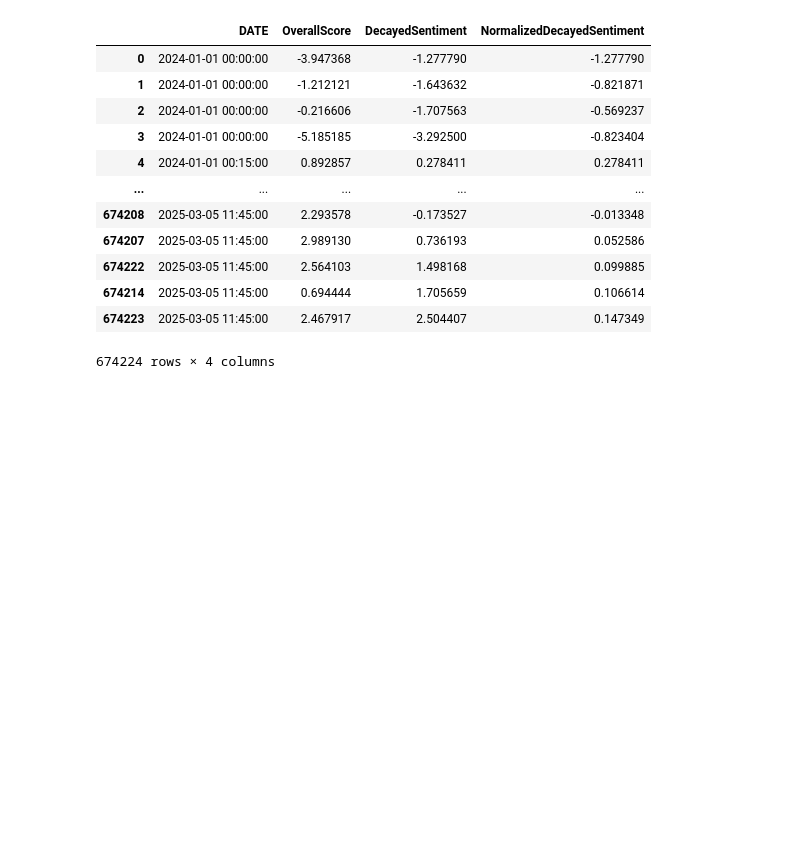
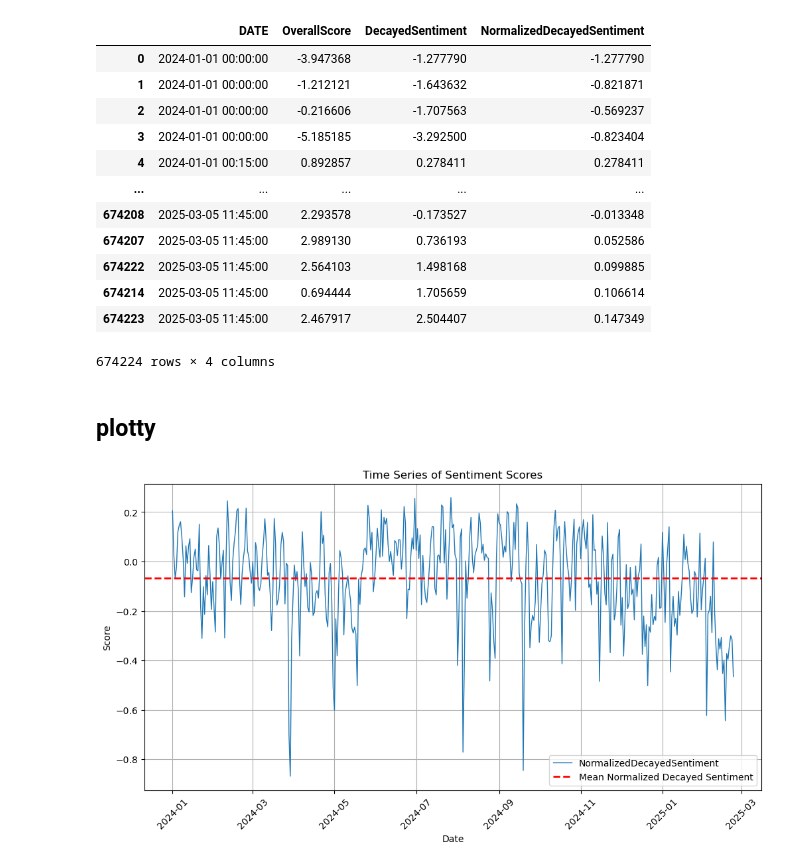
Before and after one commit to ethan-cyj/DSE4211-Group-BTC-Day-Trading, a Jupyter notebook: scripts/GDELT_script.ipynb, the cells around one changed output. Saved outputs shown, nothing was run; the diff lists cells and outputs as text; code cells hidden in the pictures; blank space fills up the shorter version.

Commit message:
Plotty for GDELTS cos i was curious what the thing look like

```diff
--- a/scripts/GDELT_script.ipynb
+++ b/scripts/GDELT_script.ipynb
@@ -155,3 +155,63 @@ result_df[['DATE', 'OverallScore', 'DecayedSentiment', 'NormalizedDecayedSentime
 # %%
 smooth_score_path = os.path.join(folder_path, "GDELTS_smooth_score.csv")
 result_df.to_csv(smooth_score_path)
+# %% [markdown]
+## plotty
+# %%
+import pandas as pd
+import matplotlib.pyplot as plt
+import os
+
+folder_path = '../data/GDELT_Bitcoin_Sentiment/'
+
+# File paths
+file1 = os.path.join(folder_path, "GDELTS_smooth_score.csv_part1.csv")
+file2 = os.path.join(folder_path,"GDELTS_smooth_score.csv_part2.csv")
+
+# Read CSV files
+df1 = pd.read_csv(file1)
+df2 = pd.read_csv(file2)
+# %%
+# Merge the two datasets
+df = pd.concat([df1, df2])
+
+# Select only specific columns
+df = df[['DATE', 'OverallScore', 'DecayedSentiment', 'NormalizedDecayedSentiment']]
+
+# Convert DATE column to datetime format
+df['DATE'] = pd.to_datetime(df['DATE'])
+
+# Ensure numeric columns are actually numeric
+numeric_cols = ['OverallScore', 'DecayedSentiment', 'NormalizedDecayedSentiment']
+df[numeric_cols] = df[numeric_cols].apply(pd.to_numeric, errors='coerce')
+
+# Sort by date to ensure correct time series plotting
+df = df.sort_values(by='DATE')
+
+start_date = df['DATE'].min()
+end_date = start_date + pd.Timedelta(weeks=60)
+df_filtered = df[(df['DATE'] >= start_date) & (df['DATE'] < end_date)]
+
+# Aggregate by day: Compute the daily mean for each sentiment score
+df_daily = df_filtered.resample('D', on='DATE').mean().reset_index()
+
+# Calculate the mean of 'NormalizedDecayedSentiment' for the first x weeks
+mean_normalized_sentiment = df_daily['NormalizedDecayedSentiment'].mean()
+
+# Plot the time series with 3 lines
+plt.figure(figsize=(12, 6))
+plt.plot(df_daily['DATE'], df_daily['NormalizedDecayedSentiment'], label='NormalizedDecayedSentiment', linewidth=1)
+plt.axhline(y=mean_normalized_sentiment, color='red', linestyle='--', linewidth=2, label="Mean Normalized Decayed Sentiment")
+
+# Formatting the plot
+plt.xlabel("Date")
+plt.ylabel("Score")
+plt.title("Time Series of Sentiment Scores")
+plt.legend()
+plt.grid(True)
+plt.xticks(rotation=45)  # Rotate x-axis labels for better readability
+
+# Show the plot
+plt.show()
+# %% [output]
+[figure, added]
```
